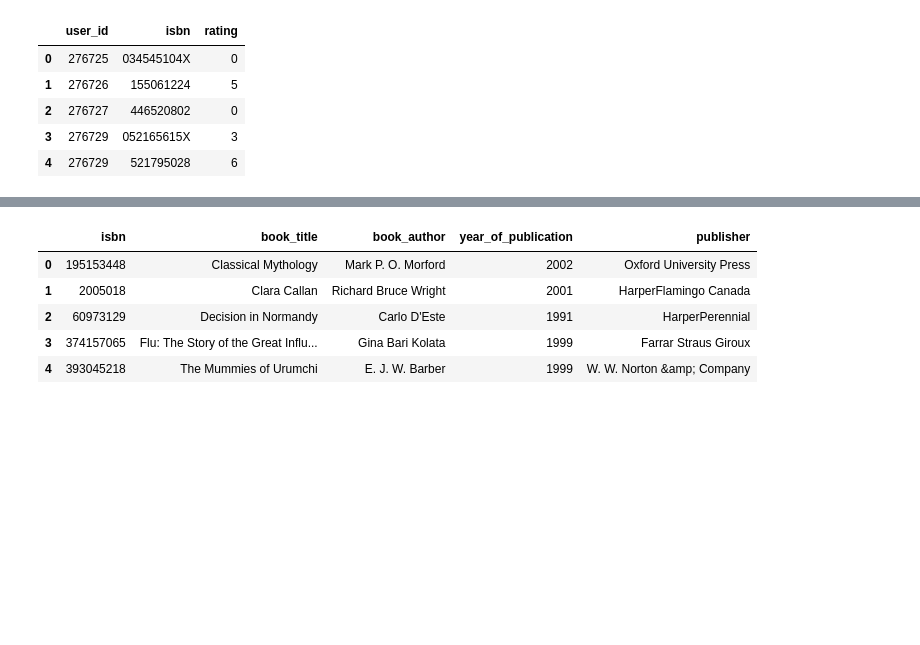
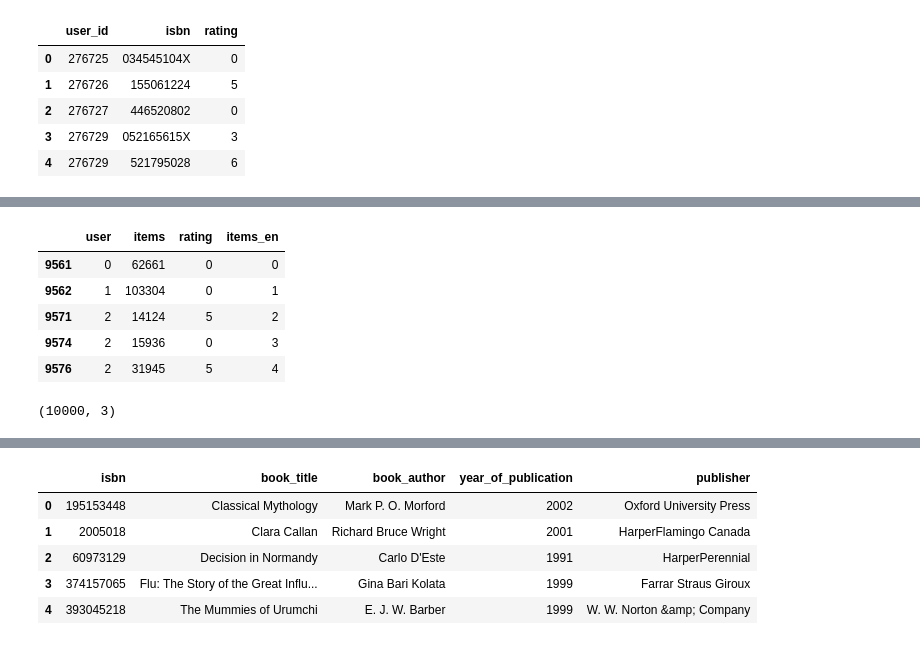
Before and after one commit to plaban1981/recommendation-engine, a Jupyter notebook: Association Rules Mining and Recommendation Systems.ipynb, the cells around one changed output, grey strips where cells are left out. Drawn from its saved outputs; the diff is of its cells as text; code cells hidden in the pictures; blank space fills up the shorter version.

```diff
--- a/Association Rules Mining and Recommendation Systems.ipynb
+++ b/Association Rules Mining and Recommendation Systems.ipynb
@@ -60,0 +130,9 @@ ratings.head()
+# %%
+sample_ratings.head()
+# %% [output]
+|  | user | items | rating | items_en |
+| 9561 | 0 | 62661 | 0 | 0 |
+| 9562 | 1 | 103304 | 0 | 1 |
+| 9571 | 2 | 14124 | 5 | 2 |
+| 9574 | 2 | 15936 | 0 | 3 |
+| 9576 | 2 | 31945 | 5 | 4 |
@@ -60,0 +141,4 @@ ratings.head()
+# %%
+final_ratings.shape
+# %% [output]
+(10000, 3)
```
Also changed, not shown: parts of 55 cells of this notebook.
